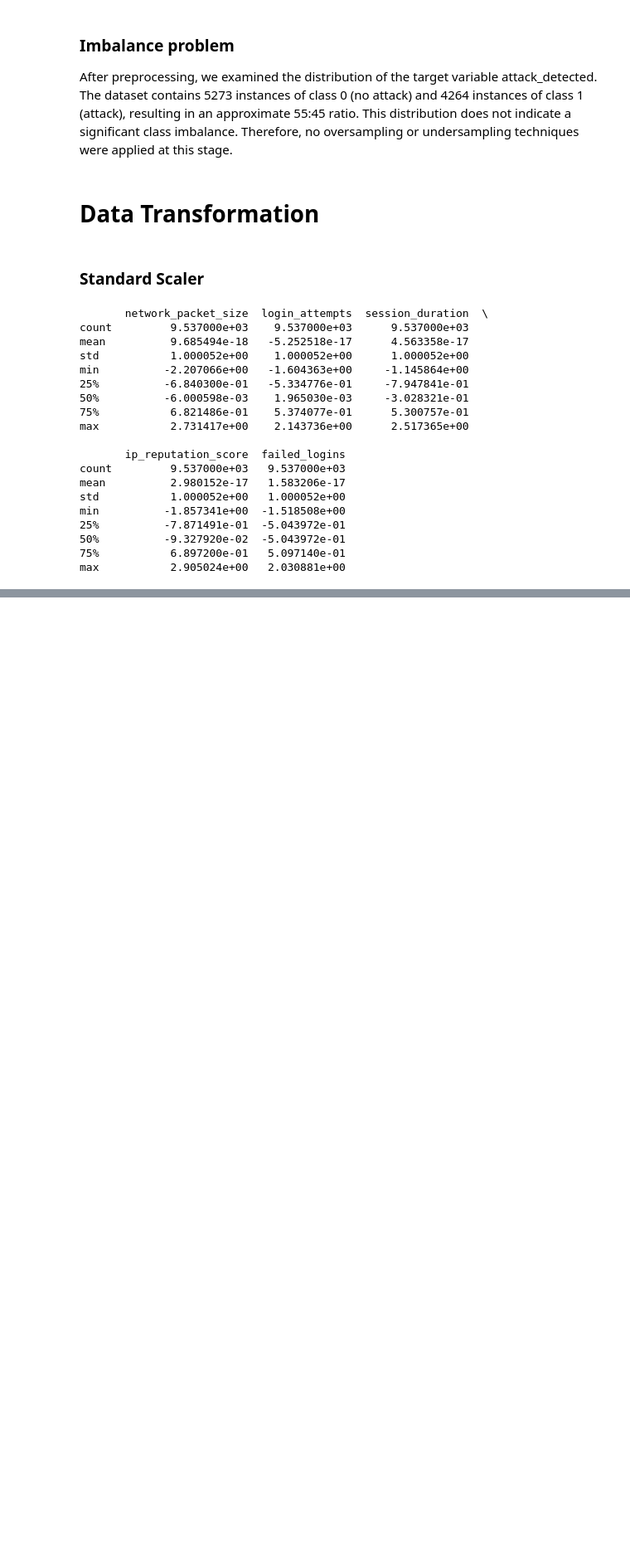
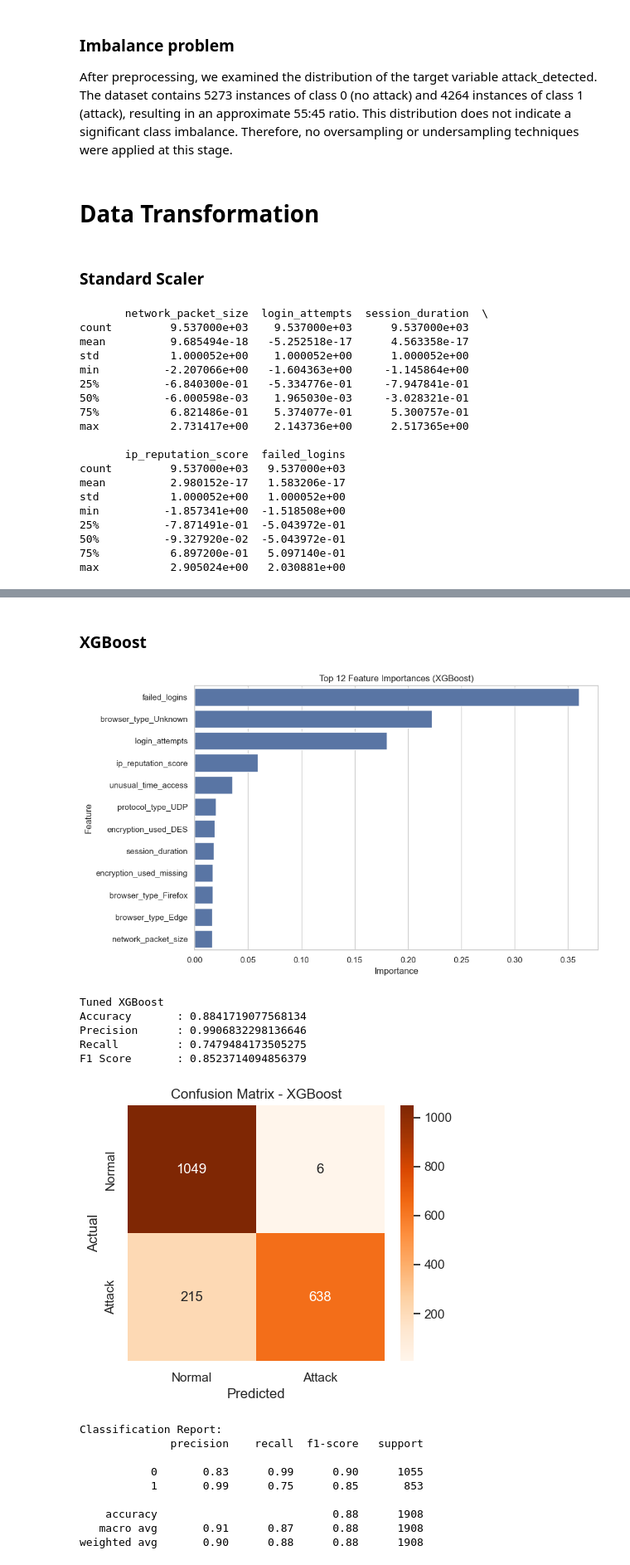
Before and after one commit to maishatabassum932/Cyber-Attack-Detection, a Jupyter notebook: detection.ipynb, the cells around one changed output, grey strips where cells are left out. Shown: that part at 83% size. Saved outputs shown, nothing was run; the diff lists cells and outputs as text; code cells hidden in the pictures; blank space fills up the shorter version.

```diff
--- a/detection.ipynb
+++ b/detection.ipynb
@@ -397,0 +579,80 @@ max           2.905024e+00   2.030881e+00
+# %% [markdown]
+### XGBoost
+# %%
+from xgboost import XGBClassifier
+
+# STEP 1: Train initial XGBoost model
+xgb_model = XGBClassifier(eval_metric='logloss', random_state=42)
+xgb_model.fit(X_train, y_train)
+
+# STEP 2: Get feature importances
+importances = xgb_model.feature_importances_
+feature_names = X_train.columns
+
+feat_imp = pd.DataFrame({'Feature': feature_names, 'Importance': importances})
+feat_imp = feat_imp.sort_values(by='Importance', ascending=False)
+
+# Show top 12 features
+plt.figure(figsize=(10, 6))
+sns.barplot(x='Importance', y='Feature', data=feat_imp.head(12))
+plt.title("Top 12 Feature Importances (XGBoost)")
+plt.tight_layout()
+plt.show()
+
+
+# Keep top 12 features
+top_features = feat_imp.head(12)['Feature'].tolist()
+
+# Use only selected features
+X_train_selected = X_train[top_features]
+X_test_selected = X_test[top_features]
+
+# STEP 3: Retrain XGBoost with selected features
+tuned_xgb = XGBClassifier(
+    eval_metric='logloss',
+    n_estimators=200,
+    max_depth=6,          # example tuning, you can adjust
+    learning_rate=0.1,    # example tuning
+    random_state=42
+)
+tuned_xgb.fit(X_train_selected, y_train)
+
+# Predict
+y_pred_xgb = tuned_xgb.predict(X_test_selected)
+
+# Evaluate
+print("Tuned XGBoost")
+print("Accuracy       :", accuracy_score(y_test, y_pred_xgb))
+print("Precision      :", precision_score(y_test, y_pred_xgb))
+print("Recall         :", recall_score(y_test, y_pred_xgb))
+print("F1 Score       :", f1_score(y_test, y_pred_xgb))
+
+# Confusion Matrix
+cm_xgb = confusion_matrix(y_test, y_pred_xgb)
+plt.figure(figsize=(5,4))
+sns.heatmap(cm_xgb, annot=True, fmt='d', cmap='Oranges', xticklabels=['Normal', 'Attack'], yticklabels=['Normal', 'Attack'])
+plt.title('Confusion Matrix - XGBoost')
+plt.xlabel('Predicted')
+plt.ylabel('Actual')
+plt.show()
+
+# Classification Report
+print("\nClassification Report:")
+print(classification_report(y_test, y_pred_xgb))
+# %% [output]
+[figure, added]
+Tuned XGBoost
+Accuracy       : 0.8841719077568134
+Precision      : 0.9906832298136646
+Recall         : 0.7479484173505275
+F1 Score       : 0.8523714094856379
+[figure, added]
+Classification Report:
+              precision    recall  f1-score   support
+
+           0       0.83      0.99      0.90      1055
+           1       0.99      0.75      0.85       853
+
+    accuracy                           0.88      1908
+   macro avg       0.91      0.87      0.88      1908
+weighted avg       0.90      0.88      0.88      1908
```
Also changed, not shown: parts of 11 cells of this notebook.
